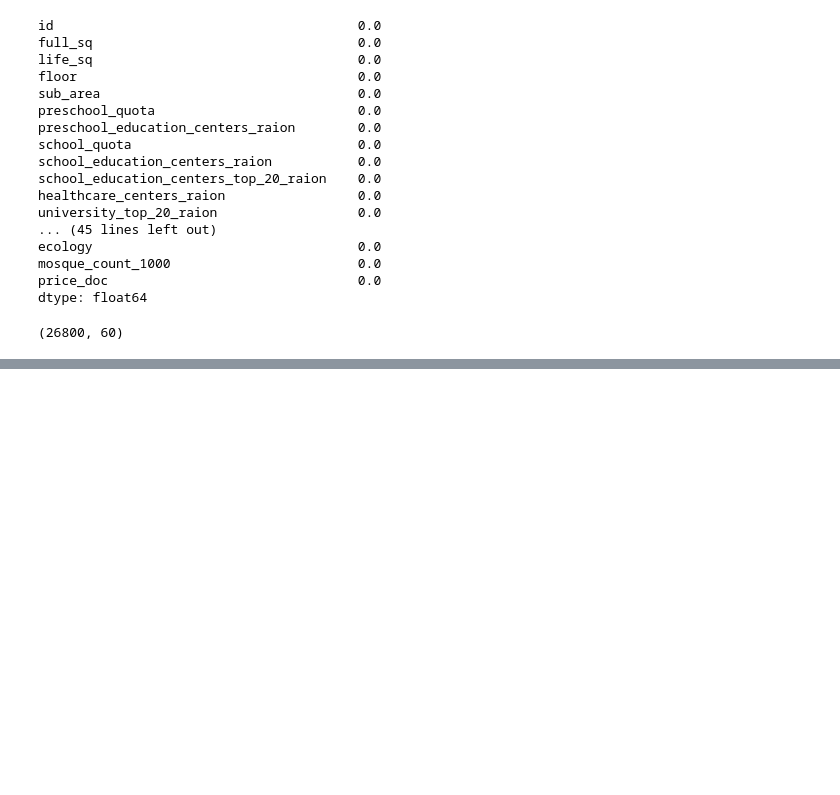
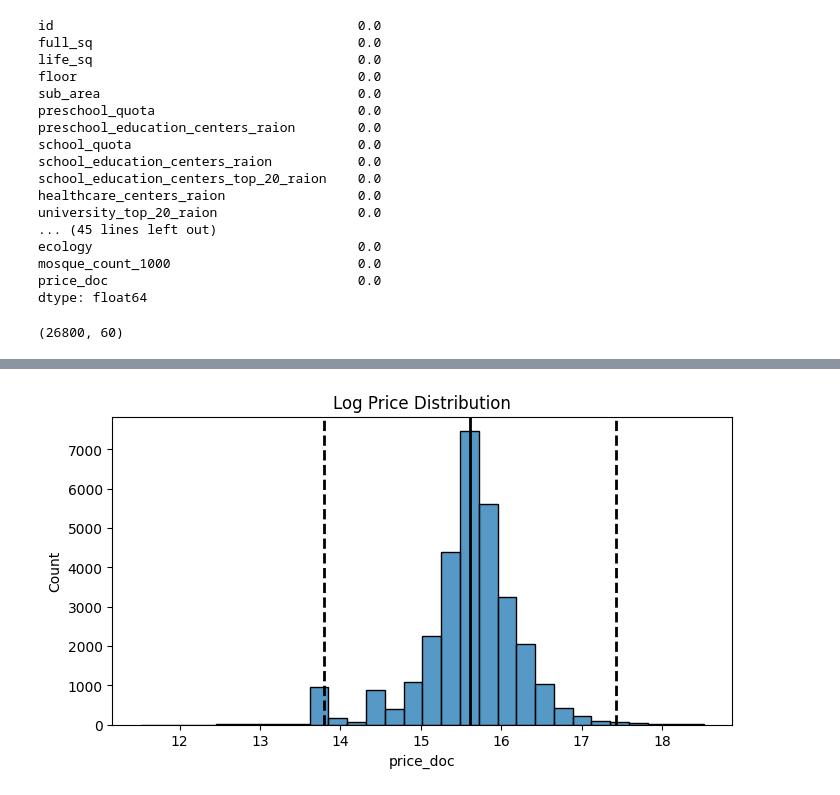
Before and after one commit to lesiveducation/DS_lesiv, a Jupyter notebook: PY14-Очистка данных/data/sberDLesiv.ipynb, the cells around one changed output, grey strips where cells are left out. Cells and saved outputs as stored; diff of their text form; code cells hidden in the pictures; blank space fills up the shorter version.

```diff
--- a/PY14-Очистка данных/data/sberDLesiv.ipynb
+++ b/PY14-Очистка данных/data/sberDLesiv.ipynb
@@ -196,0 +234,10 @@ dtype: float64
+# %%
+fig, ax = plt.subplots(1, 1, figsize=(8, 4))
+log_price = np.log(sber_data['price_doc'])
+histplot = sns.histplot(log_price, bins=30, ax=ax)
+histplot.set_title('Log Price Distribution');
+histplot.axvline(log_price.mean(), color='k', lw=2)
+histplot.axvline(log_price.mean()+ 3 * log_price.std(), color='k', ls='--', lw=2)
+histplot.axvline(log_price.mean()- 3 * log_price.std(), color='k', ls='--', lw=2);
+# %% [output]
+[figure, added]
```
Also changed, not shown: parts of 7 cells of this notebook, 1 other file.
